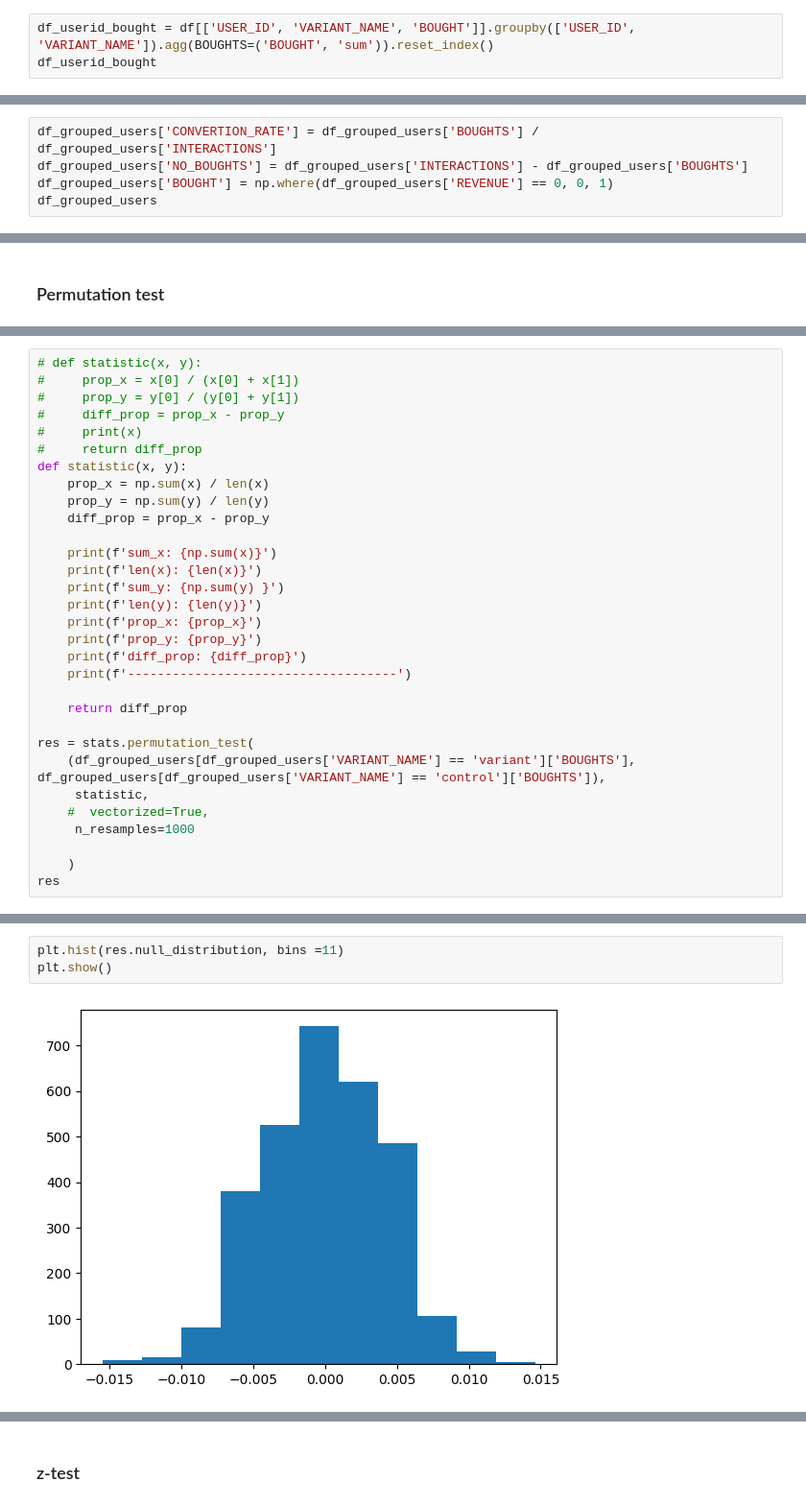
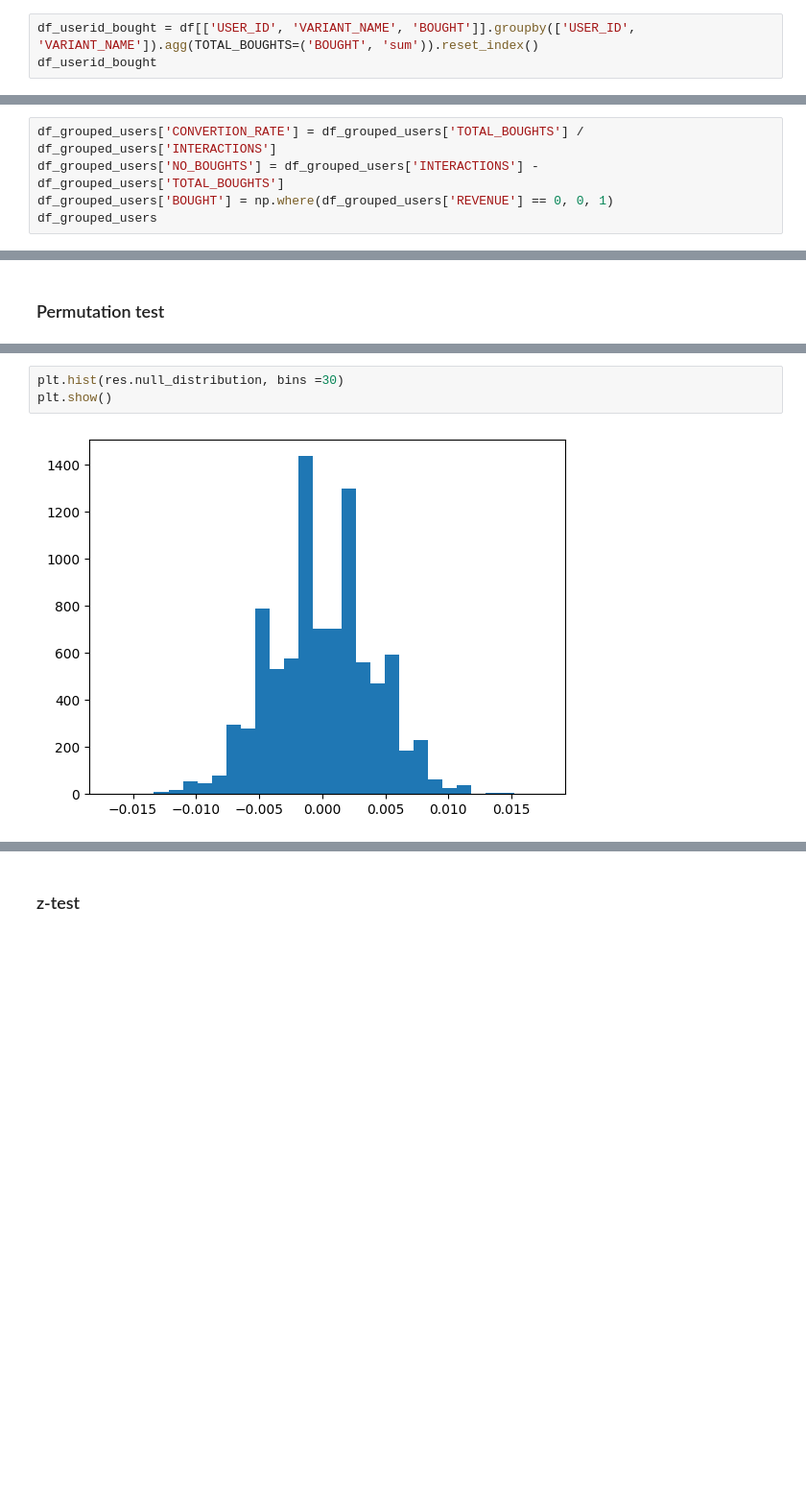
Before and after one commit to tomashbk/ab_testing, a Jupyter notebook: abtesting_2023-04-26.ipynb, the cells around one changed output, grey strips where cells are left out. Shown at 96% size. Drawn from its saved outputs; the diff is of its cells as text; blank space fills up the shorter version.

Commit message:
Permutation test revision

```diff
--- a/abtesting_2023-04-26.ipynb
+++ b/abtesting_2023-04-26.ipynb
@@ -254,6 +254,6 @@ df_userid_interaction
 | 4781 | 9998 | control | 1 |
 4782 rows × 3 columns
 # %%
-df_userid_bought = df[['USER_ID', 'VARIANT_NAME', 'BOUGHT']].groupby(['USER_ID', 'VARIANT_NAME']).agg(BOUGHTS=('BOUGHT', 'sum')).reset_index()
+df_userid_bought = df[['USER_ID', 'VARIANT_NAME', 'BOUGHT']].groupby(['USER_ID', 'VARIANT_NAME']).agg(TOTAL_BOUGHTS=('BOUGHT', 'sum')).reset_index()
 df_userid_bought
 # %% [output]
@@ -289,8 +289,8 @@ df_grouped_users
 | 4781 | 9998 | control | 0.0 | 1 | 0 |
 4782 rows × 5 columns
 # %%
-df_grouped_users['CONVERTION_RATE'] = df_grouped_users['BOUGHTS'] / df_grouped_users['INTERACTIONS']
-df_grouped_users['NO_BOUGHTS'] = df_grouped_users['INTERACTIONS'] - df_grouped_users['BOUGHTS']
+df_grouped_users['CONVERTION_RATE'] = df_grouped_users['TOTAL_BOUGHTS'] / df_grouped_users['INTERACTIONS']
+df_grouped_users['NO_BOUGHTS'] = df_grouped_users['INTERACTIONS'] - df_grouped_users['TOTAL_BOUGHTS']
 df_grouped_users['BOUGHT'] = np.where(df_grouped_users['REVENUE'] == 0, 0, 1)
 df_grouped_users
 # %% [output]
@@ -634,31 +728,0 @@ len(df_grouped_users[df_grouped_users['VARIANT_NAME'] == 'control']['BOUGHTS'])
-# %%
-# def statistic(x, y):
-#     prop_x = x[0] / (x[0] + x[1])
-#     prop_y = y[0] / (y[0] + y[1])
-#     diff_prop = prop_x - prop_y
-#     print(x)
-#     return diff_prop
-def statistic(x, y):
-    prop_x = np.sum(x) / len(x)
-    prop_y = np.sum(y) / len(y)
-    diff_prop = prop_x - prop_y
-
-    print(f'sum_x: {np.sum(x)}')
-    print(f'len(x): {len(x)}')
-    print(f'sum_y: {np.sum(y) }')
-    print(f'len(y): {len(y)}')
-    print(f'prop_x: {prop_x}')
-    print(f'prop_y: {prop_y}')
-    print(f'diff_prop: {diff_prop}')
-    print(f'------------------------------------')
-
-    return diff_prop
-
-res = stats.permutation_test(
-    (df_grouped_users[df_grouped_users['VARIANT_NAME'] == 'variant']['BOUGHTS'], df_grouped_users[df_grouped_users['VARIANT_NAME'] == 'control']['BOUGHTS']),
-     statistic,
-    #  vectorized=True,
-     n_resamples=1000
-
-    )
-res
@@ -690,5 +729,5 @@ array([-0.00128794, -0.00045147, -0.00212441, ...,  0.00289441,
 # %%
-plt.hist(res.null_distribution, bins =11)
+plt.hist(res.null_distribution, bins =30)
 plt.show()
 # %% [output]
-[figure, old version]
+[figure, new version]
```
Also changed, not shown: parts of 63 cells of this notebook.
